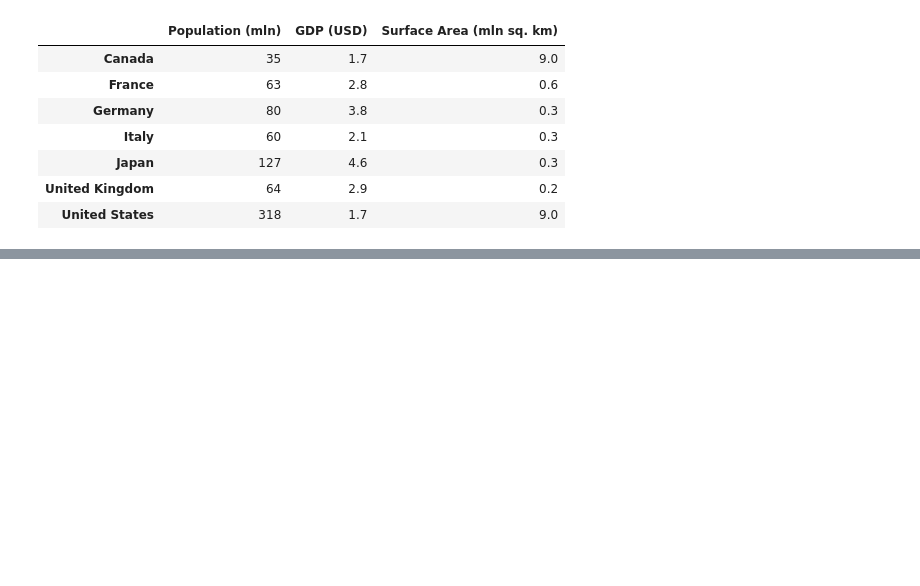
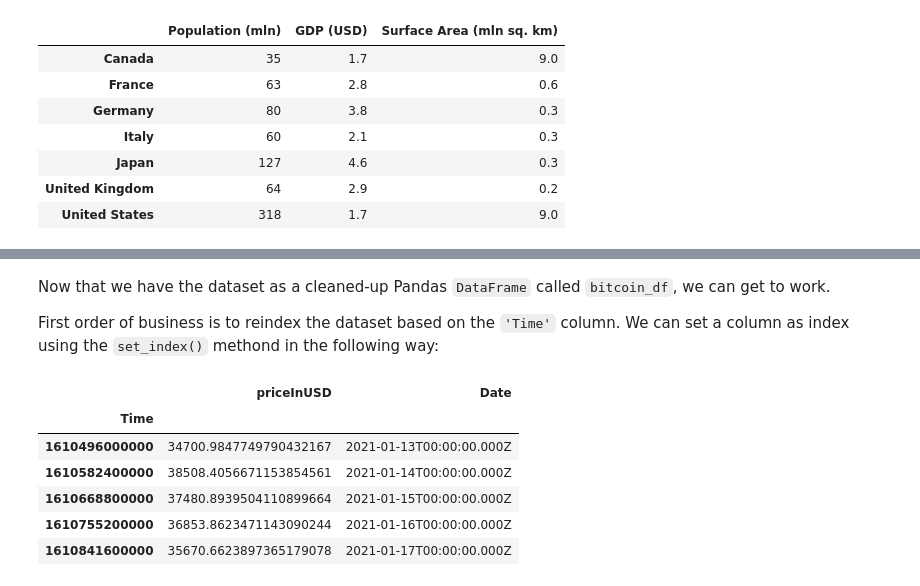
Before and after one commit to v-poghosyan/blog, a Jupyter notebook: _notebooks/2021-12-28-Python-for-ML-Pandas.ipynb, the cells around one changed output, grey strips where cells are left out. Saved outputs shown, nothing was run; the diff lists cells and outputs as text; code cells hidden in the pictures; blank space fills up the shorter version.

```diff
--- a/_notebooks/2021-12-28-Python-for-ML-Pandas.ipynb
+++ b/_notebooks/2021-12-28-Python-for-ML-Pandas.ipynb
@@ -431,0 +494,15 @@ g7_df.rename(
+# %% [markdown]
+Now that we have the dataset as a cleaned-up Pandas `DataFrame` called `bitcoin_df`, we can get to work.
+
+First order of business is to reindex the dataset based on the `'Time'` column. We can set a column as index using the `set_index()` methond in the following way:
+# %%
+bitcoin_df.set_index('Time', inplace=True)
+bitcoin_df.head()
+# %% [output]
+|  | priceInUSD | Date |
+| Time |  |  |
+| 1610496000000 | 34700.9847749790432167 | 2021-01-13T00:00:00.000Z |
+| 1610582400000 | 38508.4056671153854561 | 2021-01-14T00:00:00.000Z |
+| 1610668800000 | 37480.8939504110899664 | 2021-01-15T00:00:00.000Z |
+| 1610755200000 | 36853.8623471143090244 | 2021-01-16T00:00:00.000Z |
+| 1610841600000 | 35670.6623897365179078 | 2021-01-17T00:00:00.000Z |
```
Also changed, not shown: parts of 15 cells of this notebook.
